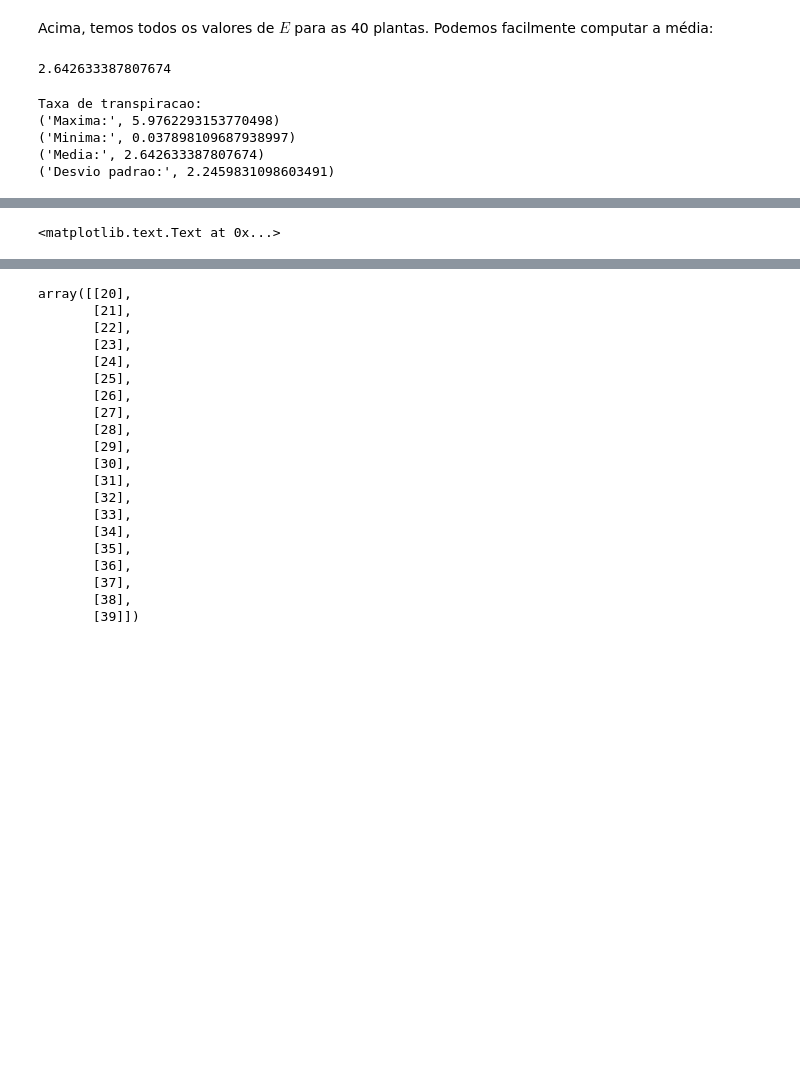
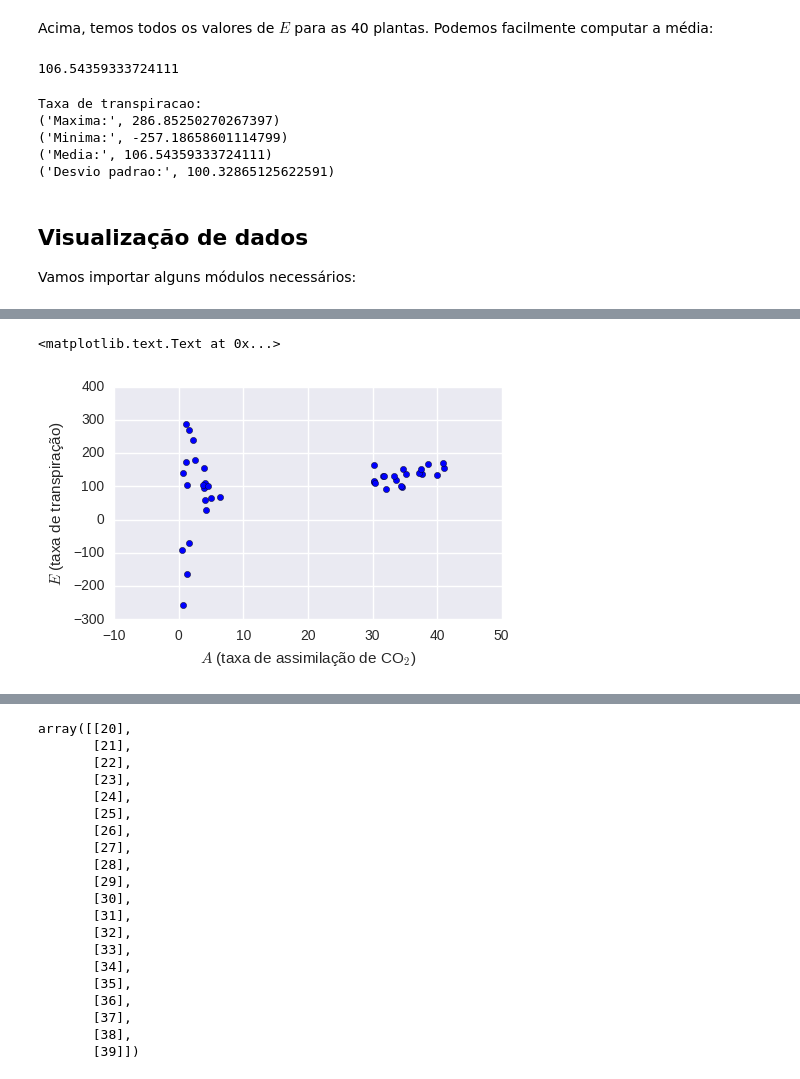
Before and after one commit to amandaortega/scipy-intro, a Jupyter notebook: 00._Aquecimento.ipynb, the cells around one changed output, grey strips where cells are left out. Saved outputs shown, nothing was run; the diff lists cells and outputs as text; code cells hidden in the pictures; blank space fills up the shorter version.

```diff
--- a/00._Aquecimento.ipynb
+++ b/00._Aquecimento.ipynb
@@ -33,5 +24,5 @@ A;gs;E;Ci
 # %% [markdown]
 Queremos esses dados representados devidamente como um *array NumPy* que possamos manipular. Podemos utilizar o módulo NumPy para realizar a leitura dos dados:
 # %%
-numpy.loadtxt(fname='data/pheno-irga-dia11.csv', delimiter=';', skiprows=1)
+numpy.loadtxt(fname='data/pheno-irga-day11.csv', delimiter=';', skiprows=1)
 # %% [output]
@@ -57,7 +48,7 @@ Acima, nós utilizamos a **função** `loadtxt` no módulo NumPy para fazer a le
 
 O comando acima não armazenou o *array* em uma **variável** para que possamos referenciá-lo e manipulá-lo posteriormente. Suponha que desejamos referenciar esses dados pelo nome `irga_day1`. Isto pode ser feito facilmente com:
 # %%
-irga_day1 = numpy.loadtxt(fname='data/pheno-irga-dia11.csv', delimiter=';', skiprows=1)
+irga_day1 = numpy.loadtxt(fname='data/pheno-irga-day11.csv', delimiter=';', skiprows=1)
 # %%
 print(irga_day1)
 # %% [output]
@@ -155,7 +150,7 @@ Acima, temos todos os valores de $E$ para as 40 plantas. Podemos facilmente comp
 # %%
 irga_day1[:,2].mean()
 # %% [output]
-2.642633387807674
+106.54359333724111
 # %%
 E = irga_day1[:,2]
 maxval, minval, stdval, meanval = numpy.max(E), numpy.min(E), numpy.std(E), numpy.mean(E)
@@ -167,8 +162,12 @@ print('Media:', meanval)
 print('Desvio padrao:', stdval)
 # %% [output]
 Taxa de transpiracao:
-('Maxima:', 5.9762293153770498)
-('Minima:', 0.037898109687938997)
-('Media:', 2.642633387807674)
-('Desvio padrao:', 2.2459831098603491)
+('Maxima:', 286.85250270267397)
+('Minima:', -257.18658601114799)
+('Media:', 106.54359333724111)
+('Desvio padrao:', 100.32865125622591)
+# %% [markdown]
+## Visualização de dados
+
+Vamos importar alguns módulos necessários:
 # %%
@@ -178,5 +177,6 @@ from matplotlib import pyplot
 import seaborn
 # %%
+pyplot.figure(figsize=(5,3))
 pyplot.scatter(irga_day1[:,0], irga_day1[:,2])
 pyplot.xlabel(u'$A$ (taxa de assimilação de CO$_2$)')
 pyplot.ylabel(u'$E$ (taxa de transpiração)')
@@ -186,2 +184,3 @@ pyplot.ylabel(u'$E$ (taxa de transpiração)')
 <matplotlib.text.Text at 0x...>
+[figure, added]
 # %%
```
Also changed, not shown: parts of 41 cells of this notebook, 7 other files.
